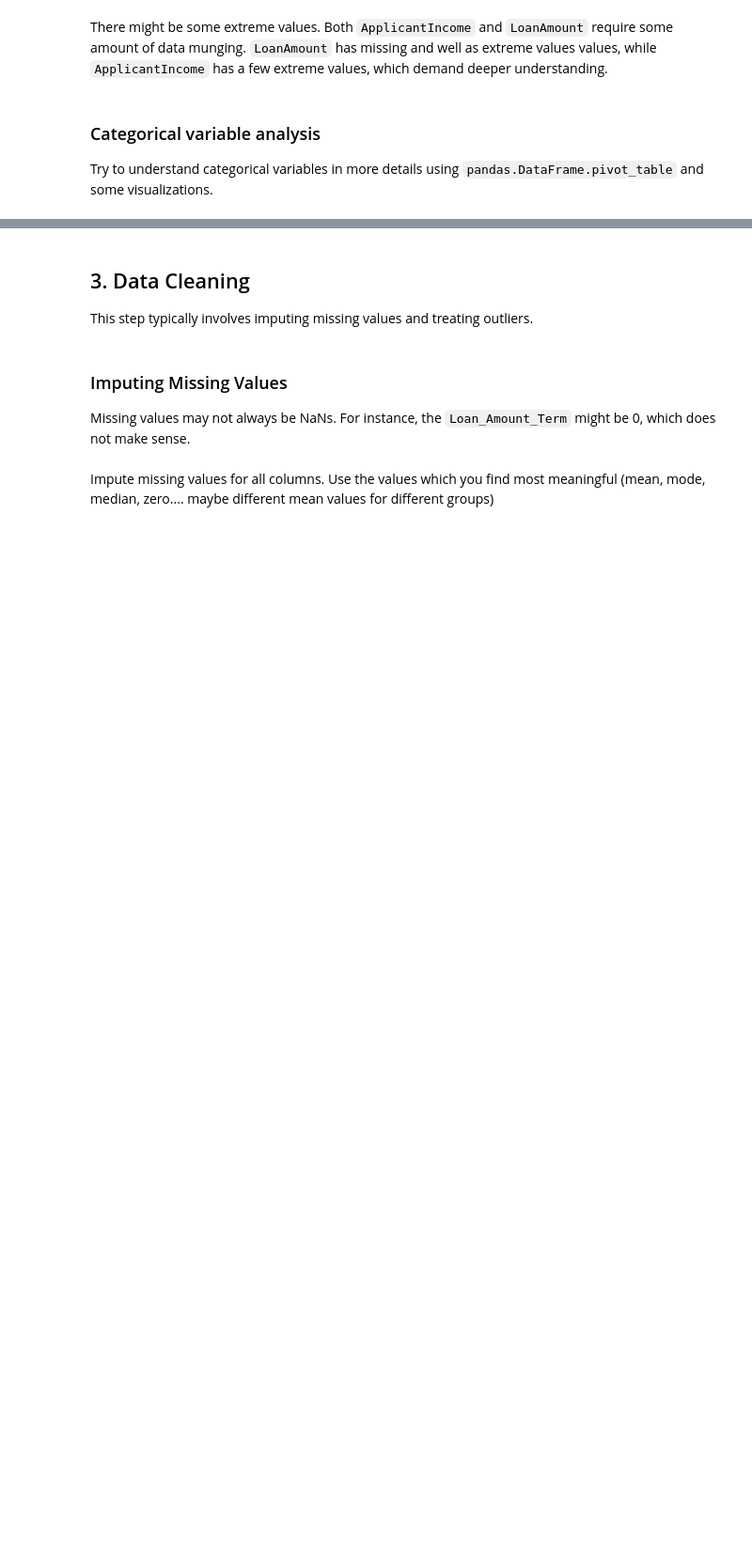
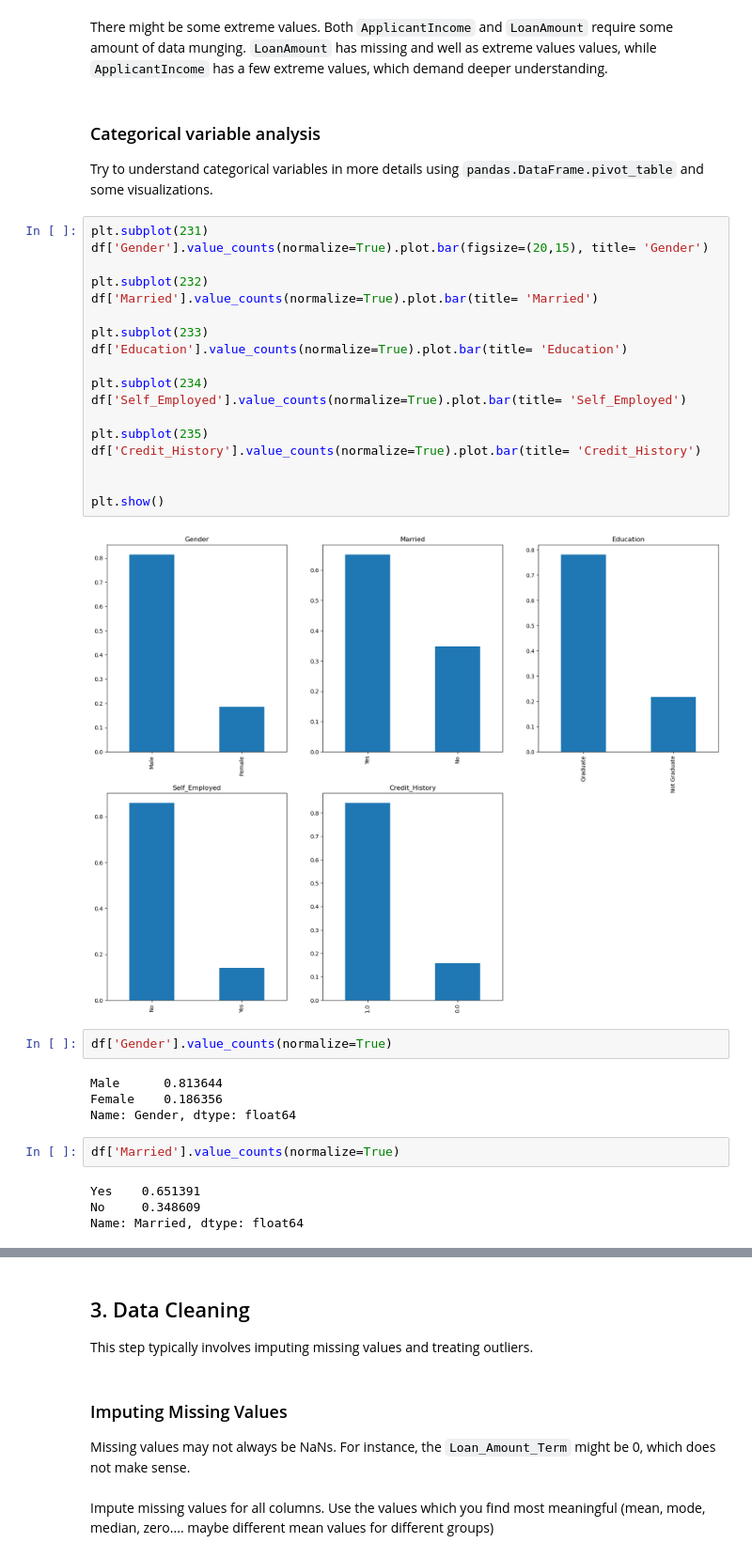
Before and after one commit to dimitrisalavaci/Deployment, a Jupyter notebook: notebooks/instructions.ipynb, the cells around one changed output, grey strips where cells are left out. Shown: that part at 94% size. Cells and saved outputs as stored; diff of their text form; blank space fills up the shorter version.

```diff
--- a/notebooks/instructions.ipynb
+++ b/notebooks/instructions.ipynb
@@ -249,3 +235,35 @@ There might be some extreme values. Both `ApplicantIncome` and `LoanAmount` requ
 ### Categorical variable analysis
 
 Try to understand categorical variables in more details using `pandas.DataFrame.pivot_table` and some visualizations.
+# %%
+plt.subplot(231)
+df['Gender'].value_counts(normalize=True).plot.bar(figsize=(20,15), title= 'Gender')
+
+plt.subplot(232)
+df['Married'].value_counts(normalize=True).plot.bar(title= 'Married')
+
+plt.subplot(233)
+df['Education'].value_counts(normalize=True).plot.bar(title= 'Education')
+
+plt.subplot(234)
+df['Self_Employed'].value_counts(normalize=True).plot.bar(title= 'Self_Employed')
+
+plt.subplot(235)
+df['Credit_History'].value_counts(normalize=True).plot.bar(title= 'Credit_History')
+
+
+plt.show()
+# %% [output]
+[figure, added]
+# %%
+df['Gender'].value_counts(normalize=True)
+# %% [output]
+Male      0.813644
+Female    0.186356
+Name: Gender, dtype: float64
+# %%
+df['Married'].value_counts(normalize=True)
+# %% [output]
+Yes    0.651391
+No     0.348609
+Name: Married, dtype: float64
```
Also changed, not shown: parts of 30 cells of this notebook.
